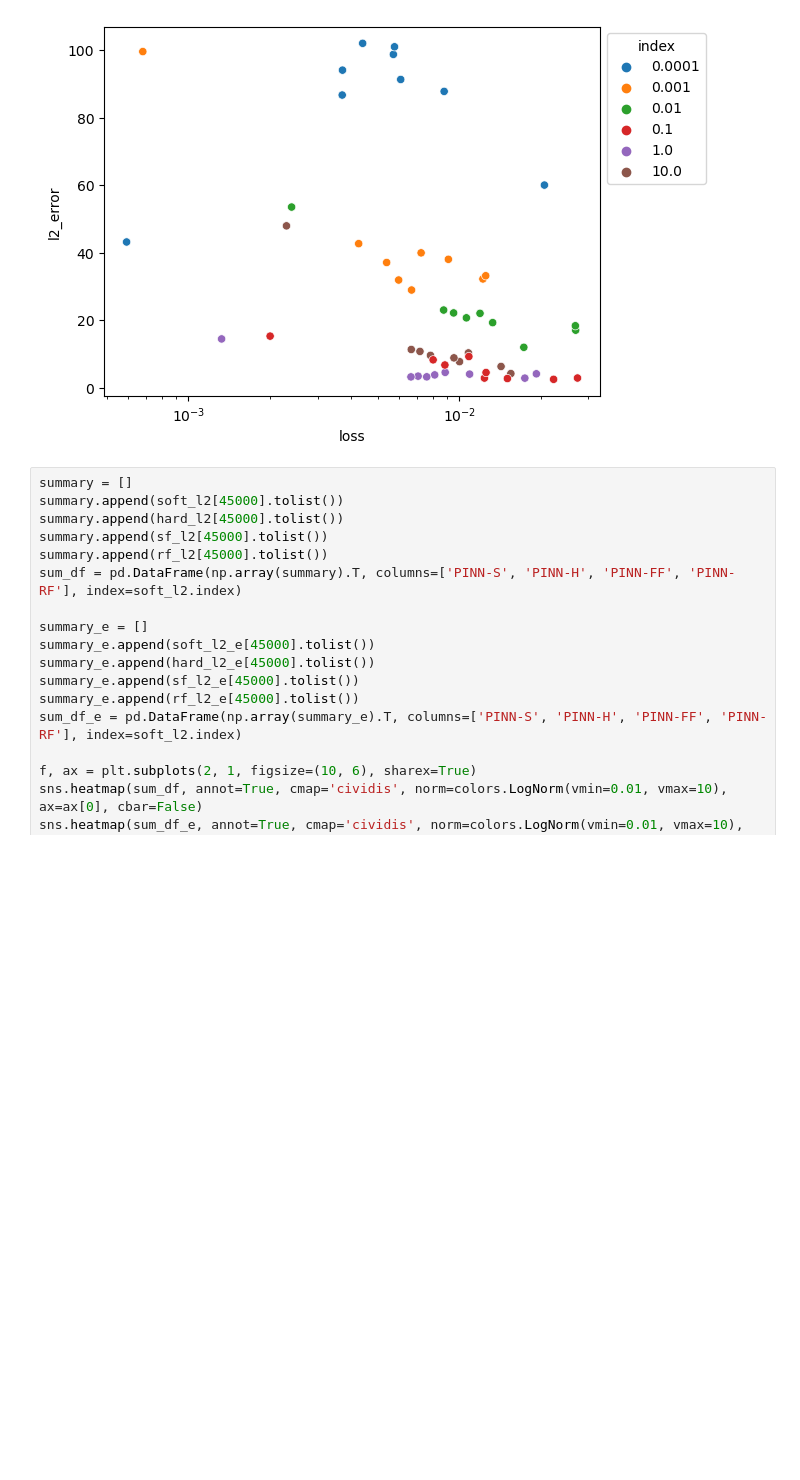
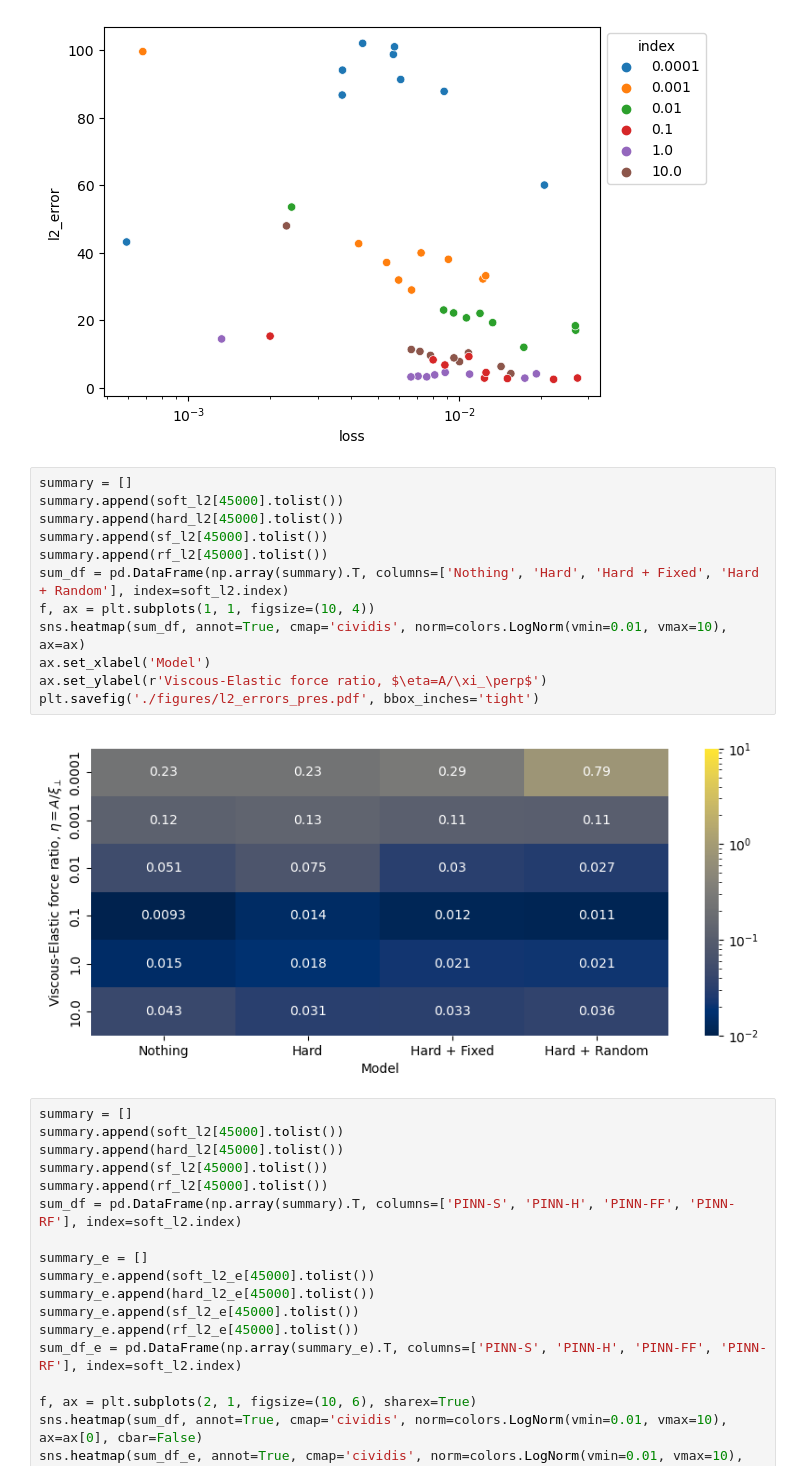
Before and after one commit to xietao-wanglin/elastic-filaments, a Jupyter notebook: figures.ipynb, the cells around one changed output. Drawn from its saved outputs; the diff is of its cells as text; blank space fills up the shorter version.

```diff
--- a/figures.ipynb
+++ b/figures.ipynb
@@ -475,6 +476,20 @@ ax.set_xscale('log')
 sns.move_legend(ax, "upper left", bbox_to_anchor=(1, 1))
 # %% [output]
 [figure]
+# %%
+summary = []
+summary.append(soft_l2[45000].tolist())
+summary.append(hard_l2[45000].tolist())
+summary.append(sf_l2[45000].tolist())
+summary.append(rf_l2[45000].tolist())
+sum_df = pd.DataFrame(np.array(summary).T, columns=['Nothing', 'Hard', 'Hard + Fixed', 'Hard + Random'], index=soft_l2.index)
+f, ax = plt.subplots(1, 1, figsize=(10, 4))
+sns.heatmap(sum_df, annot=True, cmap='cividis', norm=colors.LogNorm(vmin=0.01, vmax=10), ax=ax)
+ax.set_xlabel('Model')
+ax.set_ylabel(r'Viscous-Elastic force ratio, $\eta=A/\xi_\perp$')
+plt.savefig('./figures/l2_errors_pres.pdf', bbox_inches='tight')
+# %% [output]
+[figure, added]
 # %%
 summary = []
 summary.append(soft_l2[45000].tolist())
```
Also changed, not shown: parts of 21 cells of this notebook, 3 other files.
